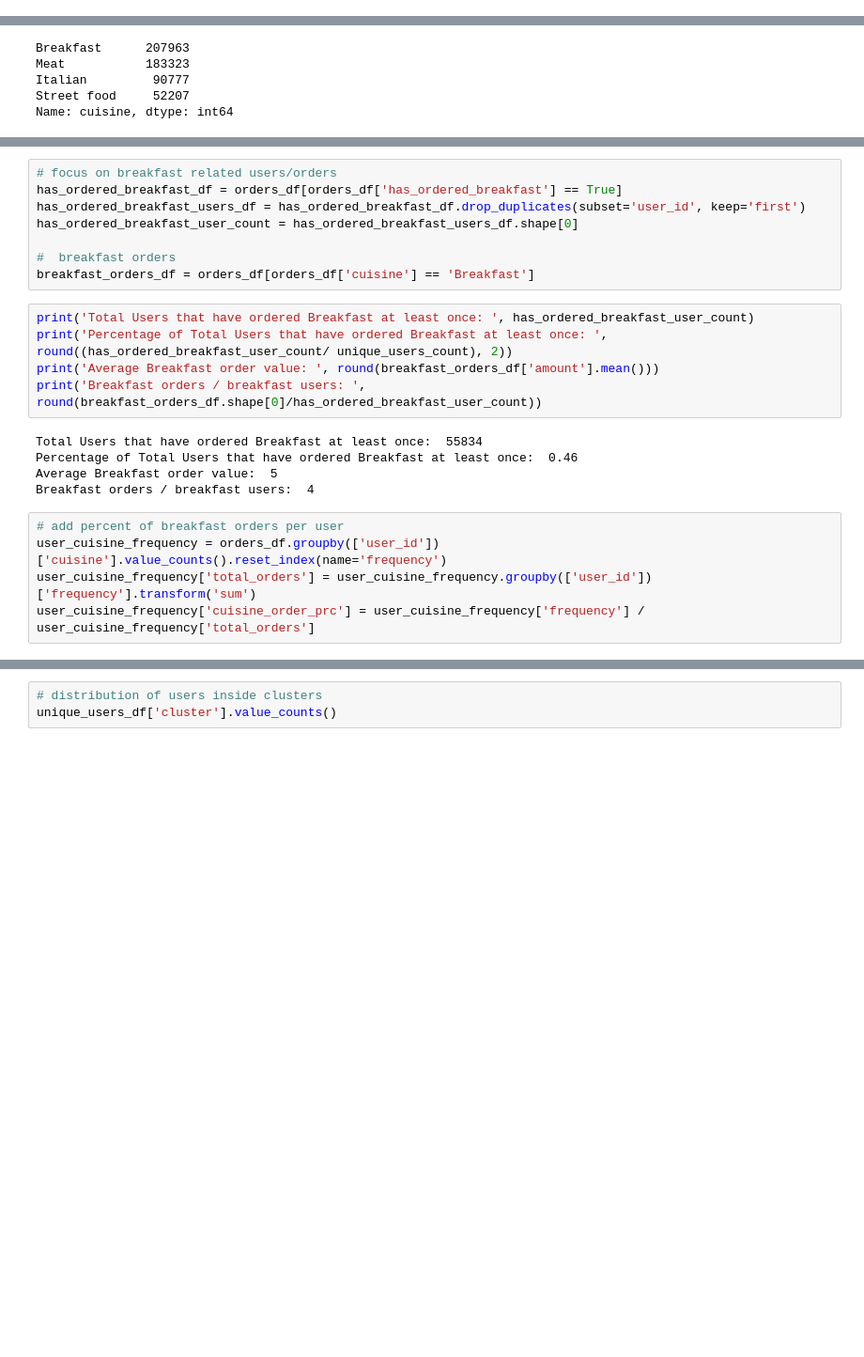
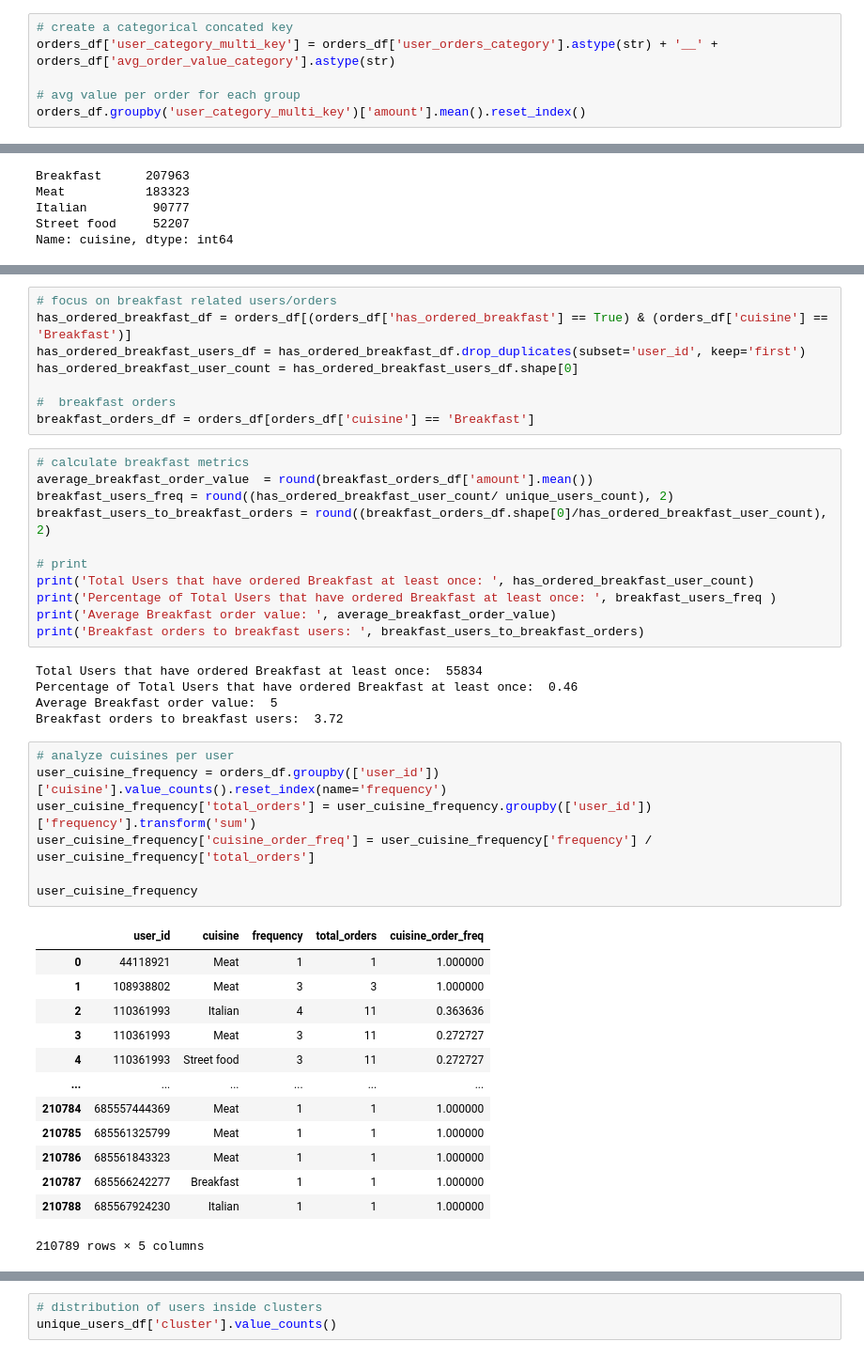
Before and after one commit to LefterisKyriazanos/efood, a Jupyter notebook: user_analysis/user_analysis.ipynb, the cells around one changed output, grey strips where cells are left out. Shown at 94% size. Cells and saved outputs as stored; diff of their text form; blank space fills up the shorter version.

```diff
--- a/user_analysis/user_analysis.ipynb
+++ b/user_analysis/user_analysis.ipynb
@@ -392,0 +429,6 @@ plot_user_segments(orders_per_category=orders_per_category)
+# %%
+# create a categorical concated key
+orders_df['user_category_multi_key'] = orders_df['user_orders_category'].astype(str) + '__' + orders_df['avg_order_value_category'].astype(str)
+
+# avg value per order for each group
+orders_df.groupby('user_category_multi_key')['amount'].mean().reset_index()
@@ -550,26 +590,48 @@ orders_df
 # %%
 # focus on breakfast related users/orders
-has_ordered_breakfast_df = orders_df[orders_df['has_ordered_breakfast'] == True]
+has_ordered_breakfast_df = orders_df[(orders_df['has_ordered_breakfast'] == True) & (orders_df['cuisine'] == 'Breakfast')]
 has_ordered_breakfast_users_df = has_ordered_breakfast_df.drop_duplicates(subset='user_id', keep='first')
 has_ordered_breakfast_user_count = has_ordered_breakfast_users_df.shape[0]
 
 #  breakfast orders
 breakfast_orders_df = orders_df[orders_df['cuisine'] == 'Breakfast']
 # %%
+# calculate breakfast metrics
+average_breakfast_order_value  = round(breakfast_orders_df['amount'].mean())
+breakfast_users_freq = round((has_ordered_breakfast_user_count/ unique_users_count), 2)
+breakfast_users_to_breakfast_orders = round((breakfast_orders_df.shape[0]/has_ordered_breakfast_user_count), 2)
+
+# print
 print('Total Users that have ordered Breakfast at least once: ', has_ordered_breakfast_user_count)
-print('Percentage of Total Users that have ordered Breakfast at least once: ', round((has_ordered_breakfast_user_count/ unique_users_count), 2))
-print('Average Breakfast order value: ', round(breakfast_orders_df['amount'].mean()))
-print('Breakfast orders / breakfast users: ', round(breakfast_orders_df.shape[0]/has_ordered_breakfast_user_count))
+print('Percentage of Total Users that have ordered Breakfast at least once: ', breakfast_users_freq )
+print('Average Breakfast order value: ', average_breakfast_order_value)
+print('Breakfast orders to breakfast users: ', breakfast_users_to_breakfast_orders)
 # %% [output]
 Total Users that have ordered Breakfast at least once:  55834
 Percentage of Total Users that have ordered Breakfast at least once:  0.46
 Average Breakfast order value:  5
-Breakfast orders / breakfast users:  4
+Breakfast orders to breakfast users:  3.72
 # %%
-# add percent of breakfast orders per user
+# analyze cuisines per user
 user_cuisine_frequency = orders_df.groupby(['user_id'])['cuisine'].value_counts().reset_index(name='frequency')
 user_cuisine_frequency['total_orders'] = user_cuisine_frequency.groupby(['user_id'])['frequency'].transform('sum')
-user_cuisine_frequency['cuisine_order_prc'] = user_cuisine_frequency['frequency'] / user_cuisine_frequency['total_orders']
+user_cuisine_frequency['cuisine_order_freq'] = user_cuisine_frequency['frequency'] / user_cuisine_frequency['total_orders']
+
+user_cuisine_frequency
+# %% [output]
+|  | user_id | cuisine | frequency | total_orders | cuisine_order_freq |
+| 0 | 44118921 | Meat | 1 | 1 | 1.000000 |
+| 1 | 108938802 | Meat | 3 | 3 | 1.000000 |
+| 2 | 110361993 | Italian | 4 | 11 | 0.363636 |
+| 3 | 110361993 | Meat | 3 | 11 | 0.272727 |
+| 4 | 110361993 | Street food | 3 | 11 | 0.272727 |
+| ... | ... | ... | ... | ... | ... |
+| 210784 | 685557444369 | Meat | 1 | 1 | 1.000000 |
+| 210785 | 685561325799 | Meat | 1 | 1 | 1.000000 |
+| 210786 | 685561843323 | Meat | 1 | 1 | 1.000000 |
+| 210787 | 685566242277 | Breakfast | 1 | 1 | 1.000000 |
+| 210788 | 685567924230 | Italian | 1 | 1 | 1.000000 |
+210789 rows × 5 columns
 # %%
 # focus on breakfast frequency
 user_breakfast_frequency = user_cuisine_frequency[user_cuisine_frequency['cuisine'] == 'Breakfast']
```
Also changed, not shown: parts of 38 cells of this notebook.
